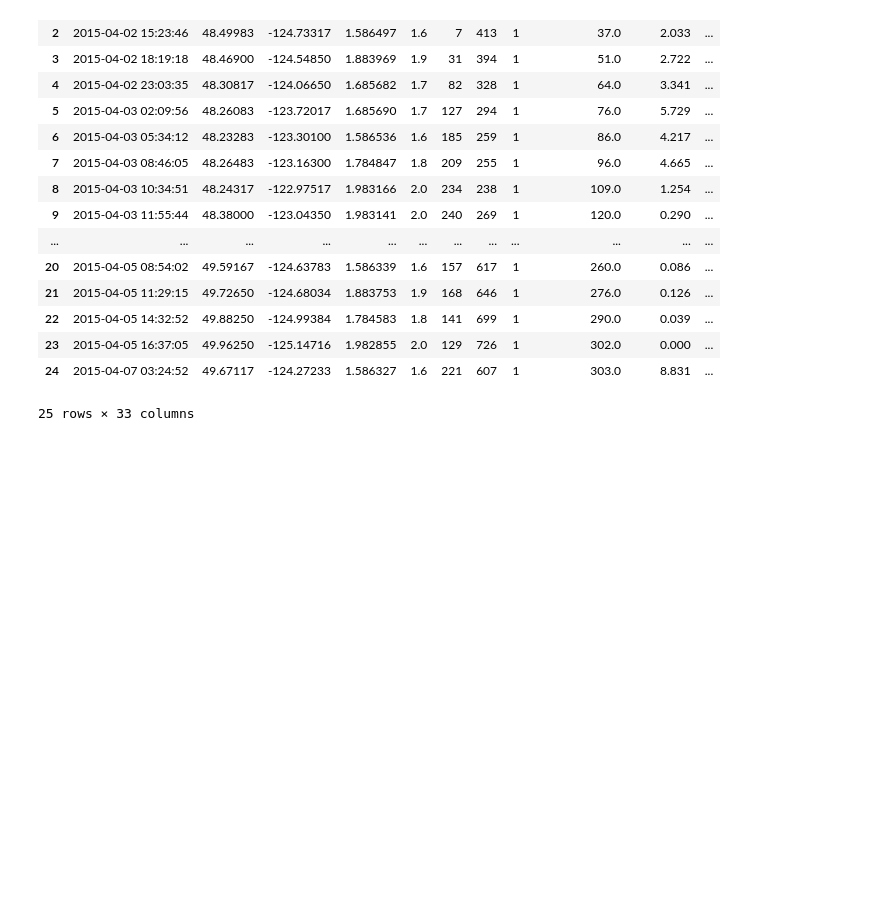
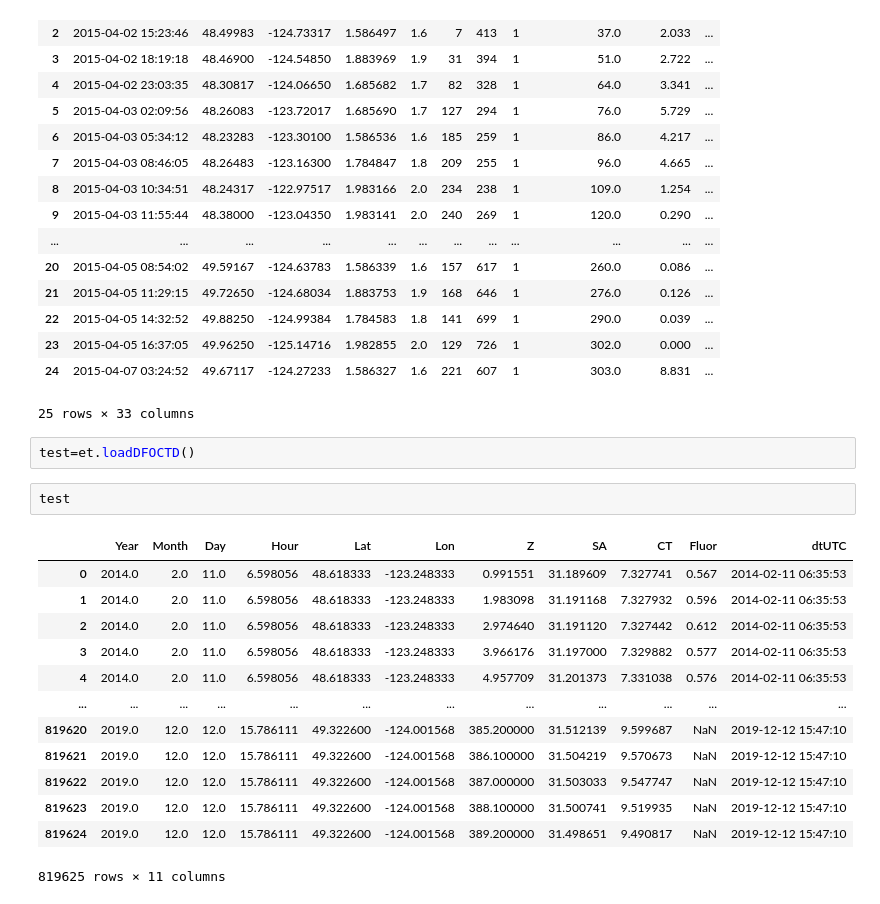
Before and after one commit to SalishSeaCast/analysis-elise-2, a Jupyter notebook: notebooks/forSusan/loadHPLCNewALLO_forSusan.ipynb, the cells around one changed output. Drawn from its saved outputs; the diff is of its cells as text; blank space fills up the shorter version.

```diff
--- a/notebooks/forSusan/loadHPLCNewALLO_forSusan.ipynb
+++ b/notebooks/forSusan/loadHPLCNewALLO_forSusan.ipynb
@@ -176,3 +176,21 @@ data
 | 23 | 2015-04-05 16:37:05 | 49.96250 | -125.14716 | 1.982855 | 2.0 | 129 | 726 | 1 | 302.0 | 0.000 | ... |
 | 24 | 2015-04-07 03:24:52 | 49.67117 | -124.27233 | 1.586327 | 1.6 | 221 | 607 | 1 | 303.0 | 8.831 | ... |
 25 rows × 33 columns
+# %%
+test=et.loadDFOCTD()
+# %%
+test
+# %% [output]
+|  | Year | Month | Day | Hour | Lat | Lon | Z | SA | CT | Fluor | dtUTC |
+| 0 | 2014.0 | 2.0 | 11.0 | 6.598056 | 48.618333 | -123.248333 | 0.991551 | 31.189609 | 7.327741 | 0.567 | 2014-02-11 06:35:53 |
+| 1 | 2014.0 | 2.0 | 11.0 | 6.598056 | 48.618333 | -123.248333 | 1.983098 | 31.191168 | 7.327932 | 0.596 | 2014-02-11 06:35:53 |
+| 2 | 2014.0 | 2.0 | 11.0 | 6.598056 | 48.618333 | -123.248333 | 2.974640 | 31.191120 | 7.327442 | 0.612 | 2014-02-11 06:35:53 |
+| 3 | 2014.0 | 2.0 | 11.0 | 6.598056 | 48.618333 | -123.248333 | 3.966176 | 31.197000 | 7.329882 | 0.577 | 2014-02-11 06:35:53 |
+| 4 | 2014.0 | 2.0 | 11.0 | 6.598056 | 48.618333 | -123.248333 | 4.957709 | 31.201373 | 7.331038 | 0.576 | 2014-02-11 06:35:53 |
+| ... | ... | ... | ... | ... | ... | ... | ... | ... | ... | ... | ... |
+| 819620 | 2019.0 | 12.0 | 12.0 | 15.786111 | 49.322600 | -124.001568 | 385.200000 | 31.512139 | 9.599687 | NaN | 2019-12-12 15:47:10 |
+| 819621 | 2019.0 | 12.0 | 12.0 | 15.786111 | 49.322600 | -124.001568 | 386.100000 | 31.504219 | 9.570673 | NaN | 2019-12-12 15:47:10 |
+| 819622 | 2019.0 | 12.0 | 12.0 | 15.786111 | 49.322600 | -124.001568 | 387.000000 | 31.503033 | 9.547747 | NaN | 2019-12-12 15:47:10 |
+| 819623 | 2019.0 | 12.0 | 12.0 | 15.786111 | 49.322600 | -124.001568 | 388.100000 | 31.500741 | 9.519935 | NaN | 2019-12-12 15:47:10 |
+| 819624 | 2019.0 | 12.0 | 12.0 | 15.786111 | 49.322600 | -124.001568 | 389.200000 | 31.498651 | 9.490817 | NaN | 2019-12-12 15:47:10 |
+819625 rows × 11 columns
```
Also changed, not shown: 10 other files.
